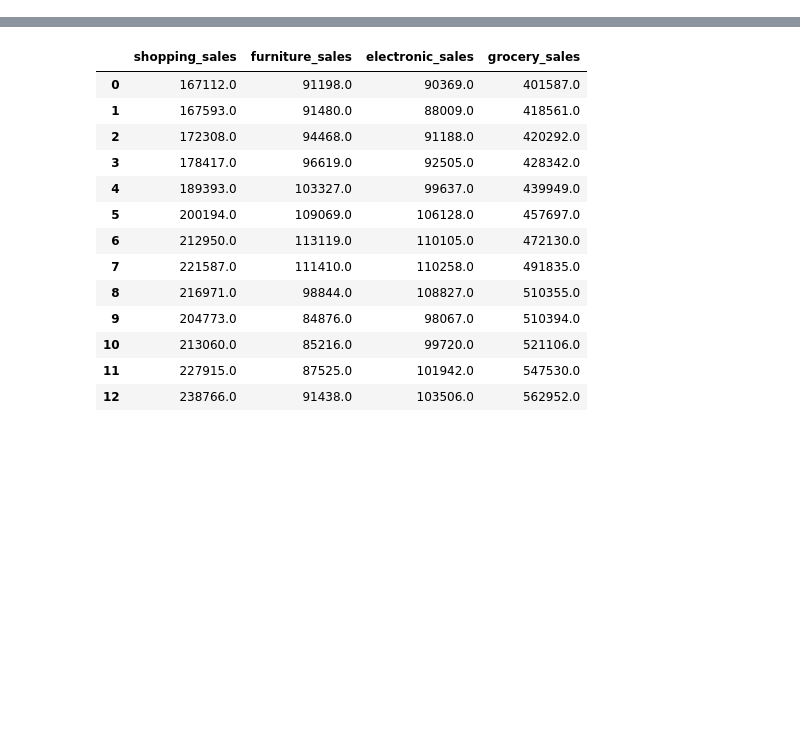
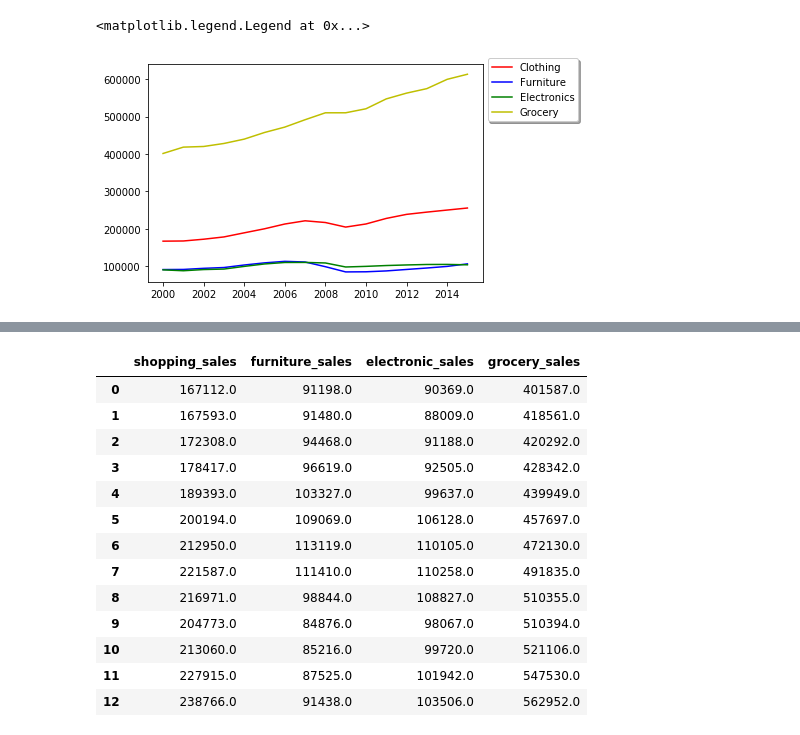
Before and after one commit to christybalaji/Retail_Crisis, a Jupyter notebook: data/plots/sales_plotting.ipynb, the cells around one changed output, grey strips where cells are left out. Cells and saved outputs as stored; diff of their text form; code cells hidden in the pictures; blank space fills up the shorter version.

```diff
--- a/data/plots/sales_plotting.ipynb
+++ b/data/plots/sales_plotting.ipynb
@@ -16 +73,10 @@ grocery = sales_df.grocery_sales
+# %%
+plt.plot(x_axis,clothing_sales,color='r',label='Clothing')
+plt.plot(x_axis,furniture_sales,color='b',label='Furniture')
+plt.plot(x_axis,electronic_sales,color='g',label='Electronics')
+plt.plot(x_axis,grocery_sales,color='y',label='Grocery')
+plt.legend(loc="best",bbox_to_anchor=(1, 1.05),fancybox=True, shadow=True)
+# %% [output]
+<matplotlib.legend.Legend at 0x...>
+[figure, added]
 # %%
```
Also changed, not shown: parts of 9 cells of this notebook.
